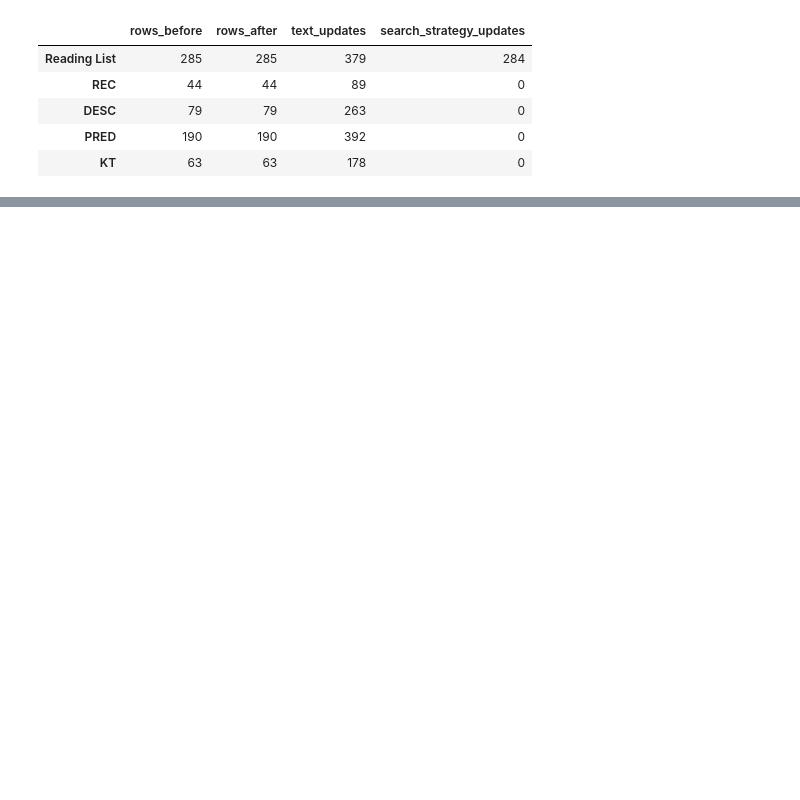
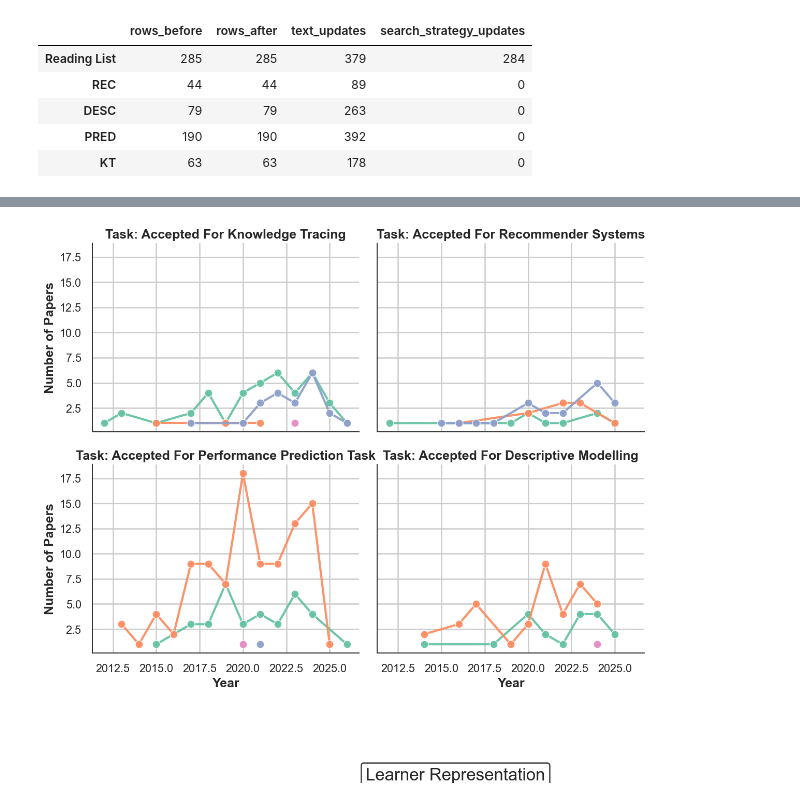
Before and after one commit to RicardoSantos0/Notion_Zotero, a Jupyter notebook: original_db_summary_analysis.ipynb, the cells around one changed output, grey strips where cells are left out. Drawn from its saved outputs; the diff is of its cells as text; code cells hidden in the pictures; blank space fills up the shorter version.

```diff
--- a/original_db_summary_analysis.ipynb
+++ b/original_db_summary_analysis.ipynb
@@ -10,6 +10,9 @@ Full pipeline: load canonical bundles → build summary tables → clean → exp
 # %%
 from pathlib import Path
 import pandas as pd
+import seaborn as sns
+import matplotlib.pyplot as plt
+sns.set_style("whitegrid")
 
 from notion_zotero.analysis import (
     load_canonical_records,
@@ -25,6 +28,8 @@ from notion_zotero.analysis.original_db_summary import (
     SEARCH_STRATEGY_COLUMNS,
 )
 
+accepted_only = True  # Set to True to analyze only accepted papers, False to include all
+
 # Load from live pulled data
 pulled_dir = Path("data/pulled/notion/learning_analytics_review")
 if not pulled_dir.exists() or not any(pulled_dir.glob("*.canonical.json")):
@@ -50,8 +57,13 @@ Loaded 442 canonical bundles
 Sample: Contrastive Personalized Exercise Recommendation With Reinforcement Learning (2024)
 # %%
 # --- Cell 3: Build summary tables (accepted papers only) ---
-accepted_bundles = [b for b in bundles if is_accepted(b)]
-print(f"Accepted: {len(accepted_bundles)} / {len(bundles)} total bundles")
+if accepted_only is True:
+    accepted_bundles = [b for b in bundles if is_accepted(b)]
+    print(f"Accepted: {len(accepted_bundles)} / {len(bundles)} total bundles")
+
+else:
+    accepted_bundles = bundles
+    print(f"Including all bundles (accepted + excluded): {len(accepted_bundles)} total bundles")
 
 dfs = build_summary_dataframes(accepted_bundles, task_label_fn=task_label_fn)
 for name, df in dfs.items():
@@ -203,0 +304,68 @@ Length: 53, dtype: str
+# %%
+# 4-pane Figure: Evolution of Data Representation Forms by Task (Modern Journal Style)
+# Modern, journal-style settings
+sns.set_theme(style="whitegrid", context="talk", font_scale=1.1)
+plt.rcParams.update({
+    "axes.titlesize": 18,
+    "axes.labelsize": 15,
+    "legend.fontsize": 13,
+    "xtick.labelsize": 13,
+    "ytick.labelsize": 13,
+    "axes.titleweight": "bold",
+    "axes.labelweight": "bold",
+    "figure.dpi": 120,
+    "axes.edgecolor": "#333333",
+    "axes.linewidth": 1.2,
+    "legend.frameon": True,
+    "legend.framealpha": 0.95,
+    "legend.fancybox": True,
+    "legend.edgecolor": "#333333",
+})
+
+rl = cleaned_dfs.get("Reading List", pd.DataFrame())
+form_col = "Learner Representation"
+
+# Explode list values in Learner Representation and remove 'Not Applicable'
+rl = rl.explode(form_col)
+rl = rl[rl[form_col].str.lower() != "not applicable"]
+
+# Use Status and Status_1, filter to those starting with 'accepted for'
+def get_task(row):
+    for col in ["Status", "Status_1"]:
+        val = row.get(col, None)
+        if isinstance(val, str) and val.lower().startswith("accepted for"):
+            return val
+    return None
+
+rl["Task"] = rl.apply(get_task, axis=1)
+facet_df = rl[["year", form_col, "Task"]].dropna()
+facet_df = facet_df[facet_df["year"].astype(str).str.isnumeric()]
+facet_df["year"] = facet_df["year"].astype(int)
+
+# Optionally, select top 4 tasks by count
+top_tasks = facet_df["Task"].value_counts().nlargest(4).index
+facet_df = facet_df[facet_df["Task"].isin(top_tasks)]
+
+# Count papers per year, form, and task
+facet_counts = facet_df.groupby(["year", form_col, "Task"]).size().reset_index(name="count")
+
+# Facet plot (sharey=True for same scale)
+g = sns.relplot(
+    data=facet_counts,
+    x="year", y="count", hue=form_col,
+    col="Task", kind="line", marker="o",
+    col_wrap=2, height=4, aspect=1.3, facet_kws={'sharey': True},
+    palette="Set2", linewidth=2.5, alpha=0.95
+)
+g.set_titles("Task: {col_name}")
+g.set_axis_labels("Year", "Number of Papers")
+g._legend.set_title("Learner Representation")
+g._legend.set_bbox_to_anchor((0.5, -0.15))
+g._legend.set_loc("lower center")
+g._legend.set_frame_on(True)
+g._legend.set_ncol(2)
+g.fig.subplots_adjust(bottom=0.22)
+g.fig.suptitle("Evolution of Data Representation Forms by Task (Top 4 Tasks)", y=1.04, fontsize=20, fontweight="bold")
+sns.despine()
+plt.show()
+# %% [output]
@@ -203,0 +373 @@ Length: 53, dtype: str
+[figure, added]
```
Also changed, not shown: parts of 13 cells of this notebook.
